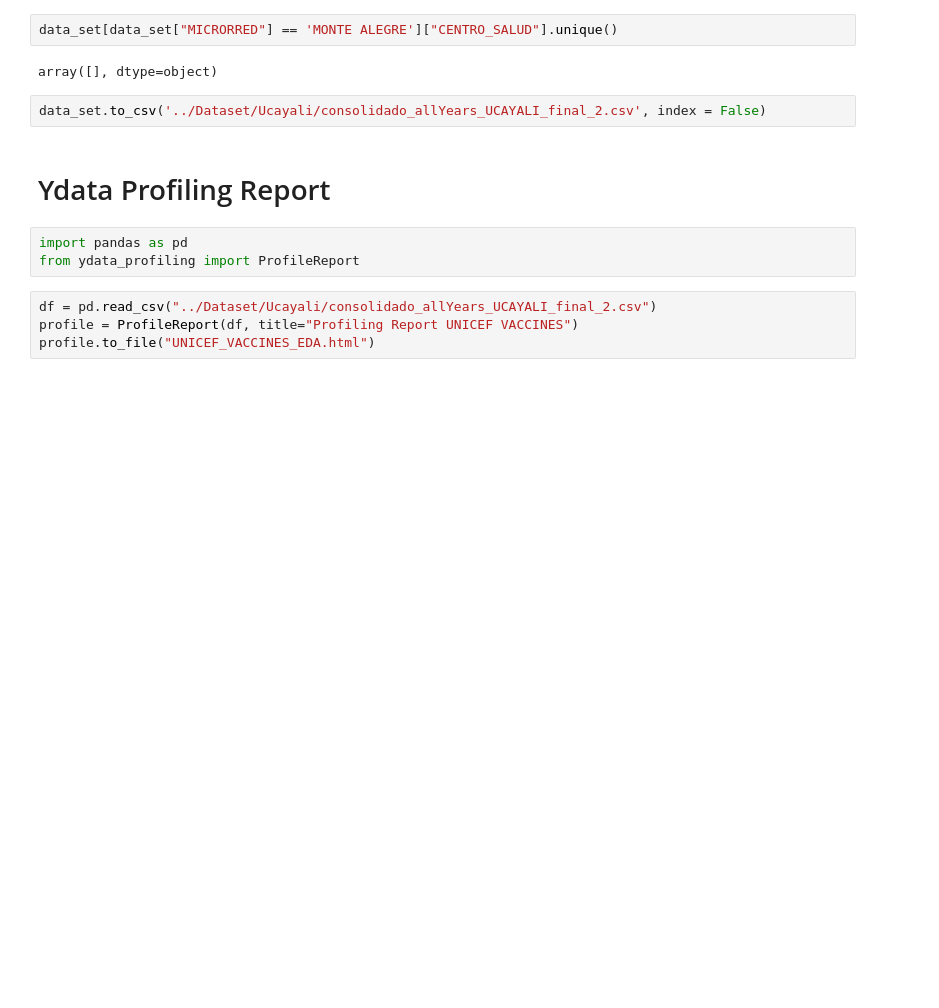
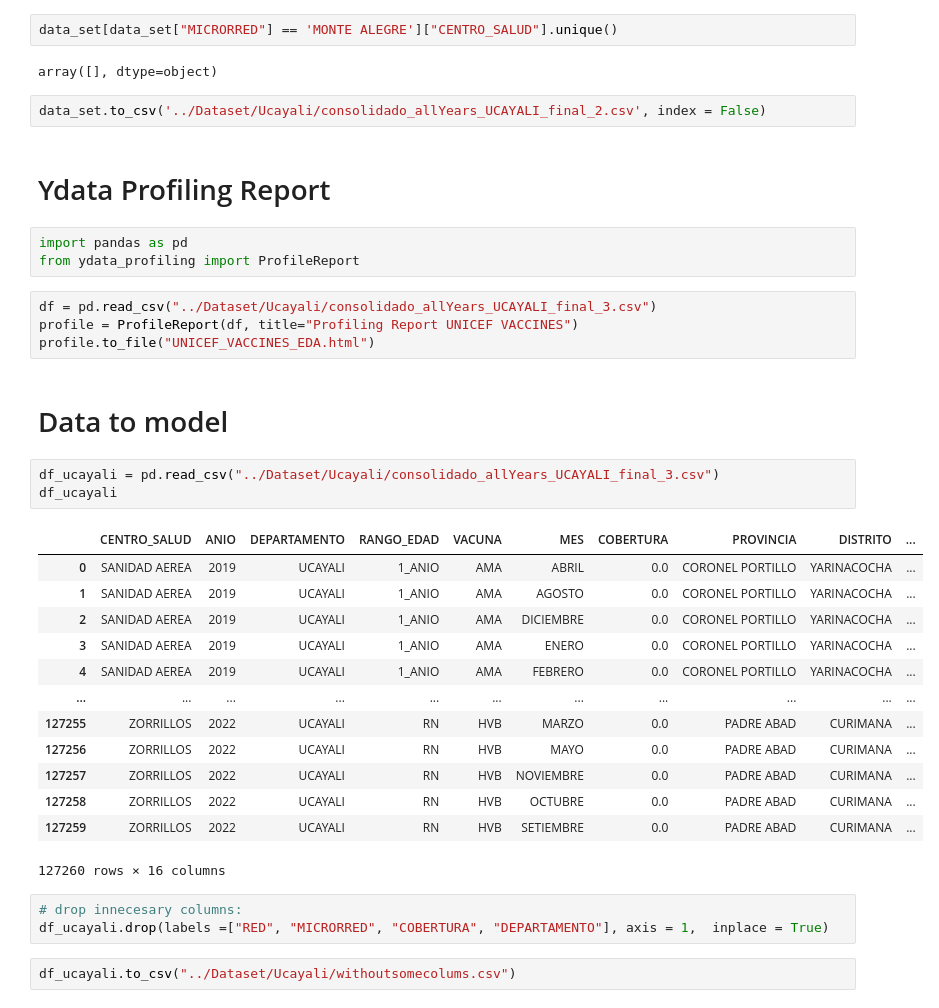
Before and after one commit to lulloaX/group3_unicef, a Jupyter notebook: Scripts/EDA.ipynb, the cells around one changed output. Saved outputs shown, nothing was run; the diff lists cells and outputs as text; blank space fills up the shorter version.

Commit message:
adding latest version of the dataset

```diff
--- a/Scripts/EDA.ipynb
+++ b/Scripts/EDA.ipynb
@@ -259,6 +259,30 @@ data_set.to_csv('../Dataset/Ucayali/consolidado_allYears_UCAYALI_final_2.csv', i
 import pandas as pd
 from ydata_profiling import ProfileReport
 # %%
-df = pd.read_csv("../Dataset/Ucayali/consolidado_allYears_UCAYALI_final_2.csv")
+df = pd.read_csv("../Dataset/Ucayali/consolidado_allYears_UCAYALI_final_3.csv")
 profile = ProfileReport(df, title="Profiling Report UNICEF VACCINES")
 profile.to_file("UNICEF_VACCINES_EDA.html")
+# %% [markdown]
+# Data to model
+# %%
+df_ucayali = pd.read_csv("../Dataset/Ucayali/consolidado_allYears_UCAYALI_final_3.csv")
+df_ucayali
+# %% [output]
+|  | CENTRO_SALUD | ANIO | DEPARTAMENTO | RANGO_EDAD | VACUNA | MES | COBERTURA | PROVINCIA | DISTRITO | ... |
+| 0 | SANIDAD AEREA | 2019 | UCAYALI | 1_ANIO | AMA | ABRIL | 0.0 | CORONEL PORTILLO | YARINACOCHA | ... |
+| 1 | SANIDAD AEREA | 2019 | UCAYALI | 1_ANIO | AMA | AGOSTO | 0.0 | CORONEL PORTILLO | YARINACOCHA | ... |
+| 2 | SANIDAD AEREA | 2019 | UCAYALI | 1_ANIO | AMA | DICIEMBRE | 0.0 | CORONEL PORTILLO | YARINACOCHA | ... |
+| 3 | SANIDAD AEREA | 2019 | UCAYALI | 1_ANIO | AMA | ENERO | 0.0 | CORONEL PORTILLO | YARINACOCHA | ... |
+| 4 | SANIDAD AEREA | 2019 | UCAYALI | 1_ANIO | AMA | FEBRERO | 0.0 | CORONEL PORTILLO | YARINACOCHA | ... |
+| ... | ... | ... | ... | ... | ... | ... | ... | ... | ... | ... |
+| 127255 | ZORRILLOS | 2022 | UCAYALI | RN | HVB | MARZO | 0.0 | PADRE ABAD | CURIMANA | ... |
+| 127256 | ZORRILLOS | 2022 | UCAYALI | RN | HVB | MAYO | 0.0 | PADRE ABAD | CURIMANA | ... |
+| 127257 | ZORRILLOS | 2022 | UCAYALI | RN | HVB | NOVIEMBRE | 0.0 | PADRE ABAD | CURIMANA | ... |
+| 127258 | ZORRILLOS | 2022 | UCAYALI | RN | HVB | OCTUBRE | 0.0 | PADRE ABAD | CURIMANA | ... |
+| 127259 | ZORRILLOS | 2022 | UCAYALI | RN | HVB | SETIEMBRE | 0.0 | PADRE ABAD | CURIMANA | ... |
+127260 rows × 16 columns
+# %%
+# drop innecesary columns:
+df_ucayali.drop(labels =["RED", "MICRORRED", "COBERTURA", "DEPARTAMENTO"], axis = 1,  inplace = True)
+# %%
+df_ucayali.to_csv("../Dataset/Ucayali/withoutsomecolums.csv")
```
Also changed, not shown: parts of 6 cells of this notebook, 4 other files.
